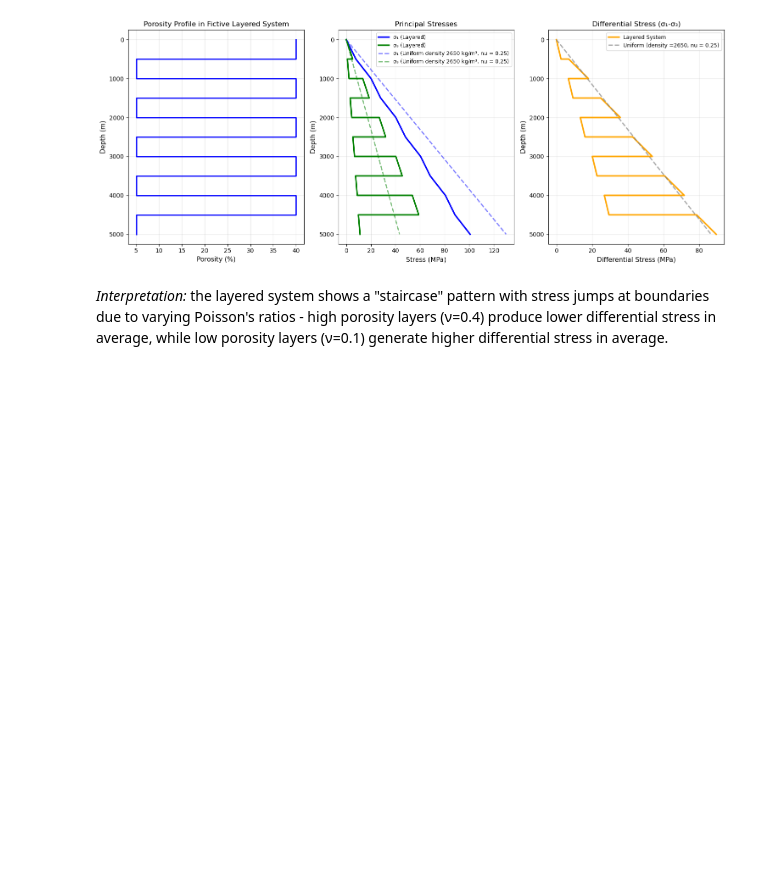
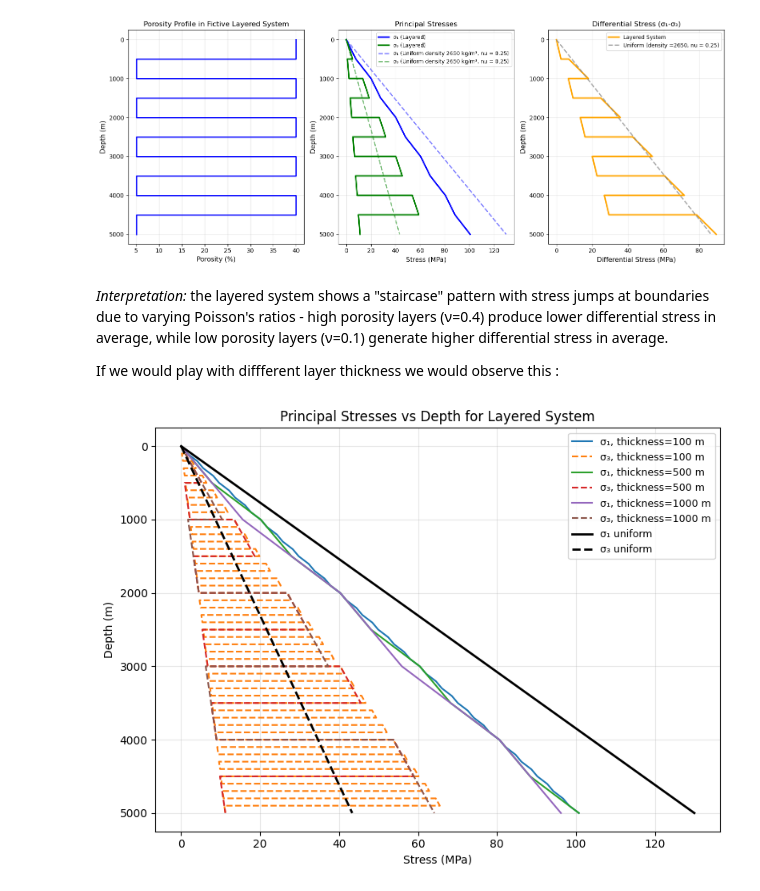
Before and after one commit to nandanajihha/Geomechanics-Q3, a Jupyter notebook: Exercise Geomechanics and Structural Geology (Feb 2026).ipynb, the cells around one changed output. Cells and saved outputs as stored; diff of their text form; code cells hidden in the pictures; blank space fills up the shorter version.

```diff
--- a/Exercise Geomechanics and Structural Geology (Feb 2026).ipynb
+++ b/Exercise Geomechanics and Structural Geology (Feb 2026).ipynb
@@ -635,3 +635,74 @@ plt.show()
 [figure]
 # %% [markdown]
 *Interpretation:* the layered system shows a "staircase" pattern with stress jumps at boundaries due to varying Poisson's ratios - high porosity layers (ν=0.4) produce lower differential stress in average, while low porosity layers (ν=0.1) generate higher differential stress in average.
+
+If we would play with diffferent layer thickness we would observe this :
+# %%
+
+import numpy as np
+import matplotlib.pyplot as plt
+
+# Constants
+rho_grain = 2650
+g = 9.81
+total_depth = 5000
+
+# Layer types
+layer_high = {'phi': 0.40, 'nu': 0.4, 'rho': rho_grain * (1 - 0.40)}
+layer_low  = {'phi': 0.05, 'nu': 0.1, 'rho': rho_grain * (1 - 0.05)}
+
+# Create layered system
+def create_layers(layer_thickness, total_depth=5000):
+    layers = []
+    current_depth = 0
+    layer_type = layer_high
+    while current_depth < total_depth:
+        next_depth = min(current_depth + layer_thickness, total_depth)
+        layers.append({'top': current_depth, 'bottom': next_depth, 'thickness': next_depth-current_depth, **layer_type})
+        layer_type = layer_low if layer_type==layer_high else layer_high
+        current_depth = next_depth
+    return layers
+
+# Compute stresses
+def calculate_stress(layers, points_per_layer=30):
+    depths, sigma_1_vals, sigma_3_vals = [], [], []
+    for i, layer in enumerate(layers):
+        overburden = sum(l['rho']*g*l['thickness'] for l in layers[:i])
+        z_values = np.linspace(layer['top'], layer['bottom'], points_per_layer)
+        for z in z_values:
+            s1 = (overburden + layer['rho']*g*(z-layer['top'])) / 1e6  # MPa
+            s3 = (layer['nu'] / (1 - layer['nu'])) * s1
+            depths.append(z)
+            sigma_1_vals.append(s1)
+            sigma_3_vals.append(s3)
+    return np.array(depths), np.array(sigma_1_vals), np.array(sigma_3_vals)
+
+# Layer thicknesses to test
+thickness_values = [100, 500, 1000]
+
+plt.figure(figsize=(8,6))
+for thickness in thickness_values:
+    layers = create_layers(thickness, total_depth)
+    z, sigma_1, sigma_3 = calculate_stress(layers)
+    plt.plot(sigma_1, z, label=f'σ₁, thickness={thickness} m')
+    plt.plot(sigma_3, z, '--', label=f'σ₃, thickness={thickness} m')
+
+# Uniform reference
+rho_uniform = 2650
+nu_uniform = 0.25
+z_uniform = np.linspace(0, total_depth, 500)
+sigma_1_uniform = rho_uniform * g * z_uniform / 1e6
+sigma_3_uniform = (nu_uniform/(1-nu_uniform)) * sigma_1_uniform
+plt.plot(sigma_1_uniform, z_uniform, 'k-', linewidth=2, label='σ₁ uniform')
+plt.plot(sigma_3_uniform, z_uniform, 'k--', linewidth=2, label='σ₃ uniform')
+
+plt.gca().invert_yaxis()
+plt.xlabel('Stress (MPa)')
+plt.ylabel('Depth (m)')
+plt.title('Principal Stresses vs Depth for Layered System')
+plt.grid(alpha=0.3)
+plt.legend(fontsize=9)
+plt.tight_layout()
+plt.show()
+# %% [output]
+[figure, added]
```
Also changed, not shown: parts of 2 cells of this notebook.
